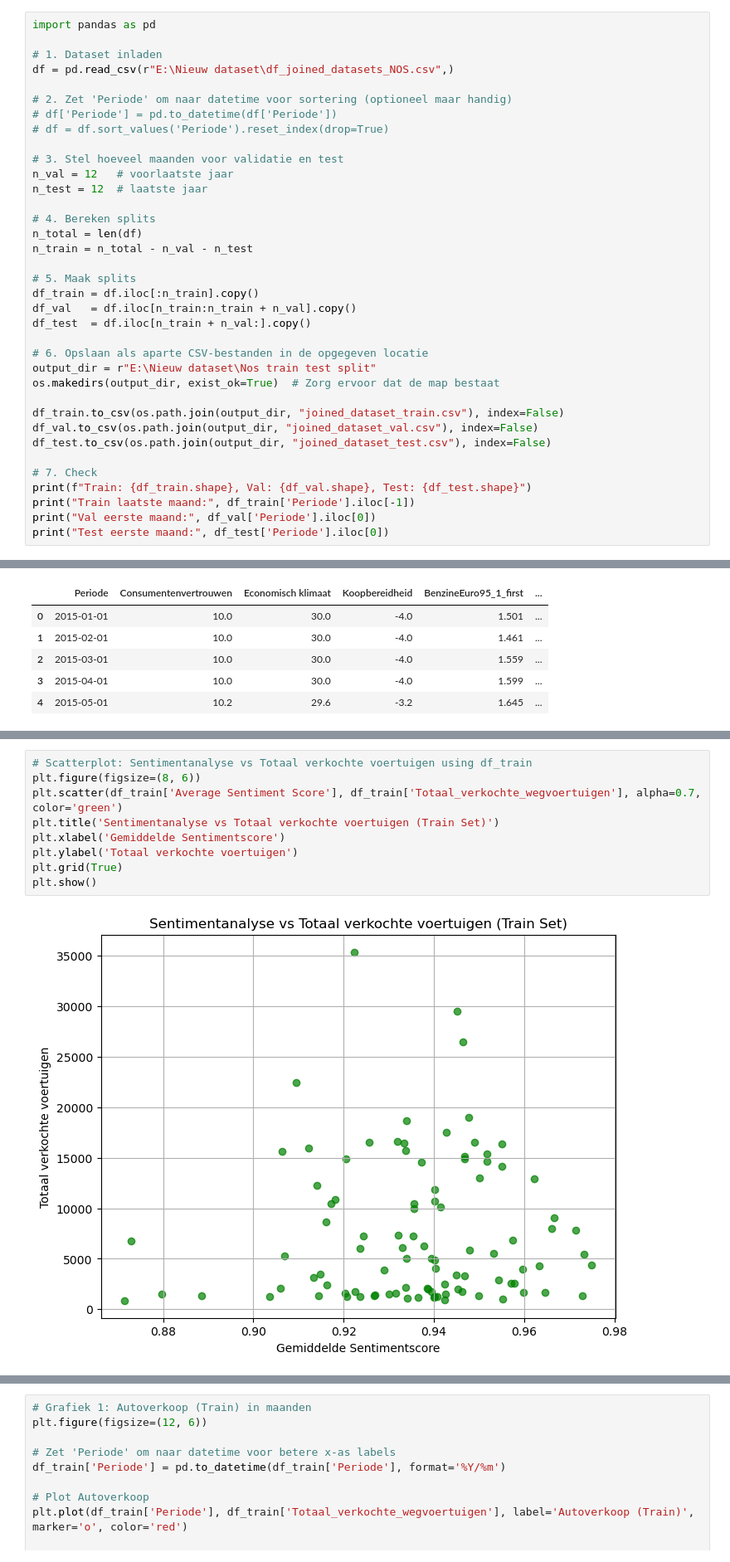
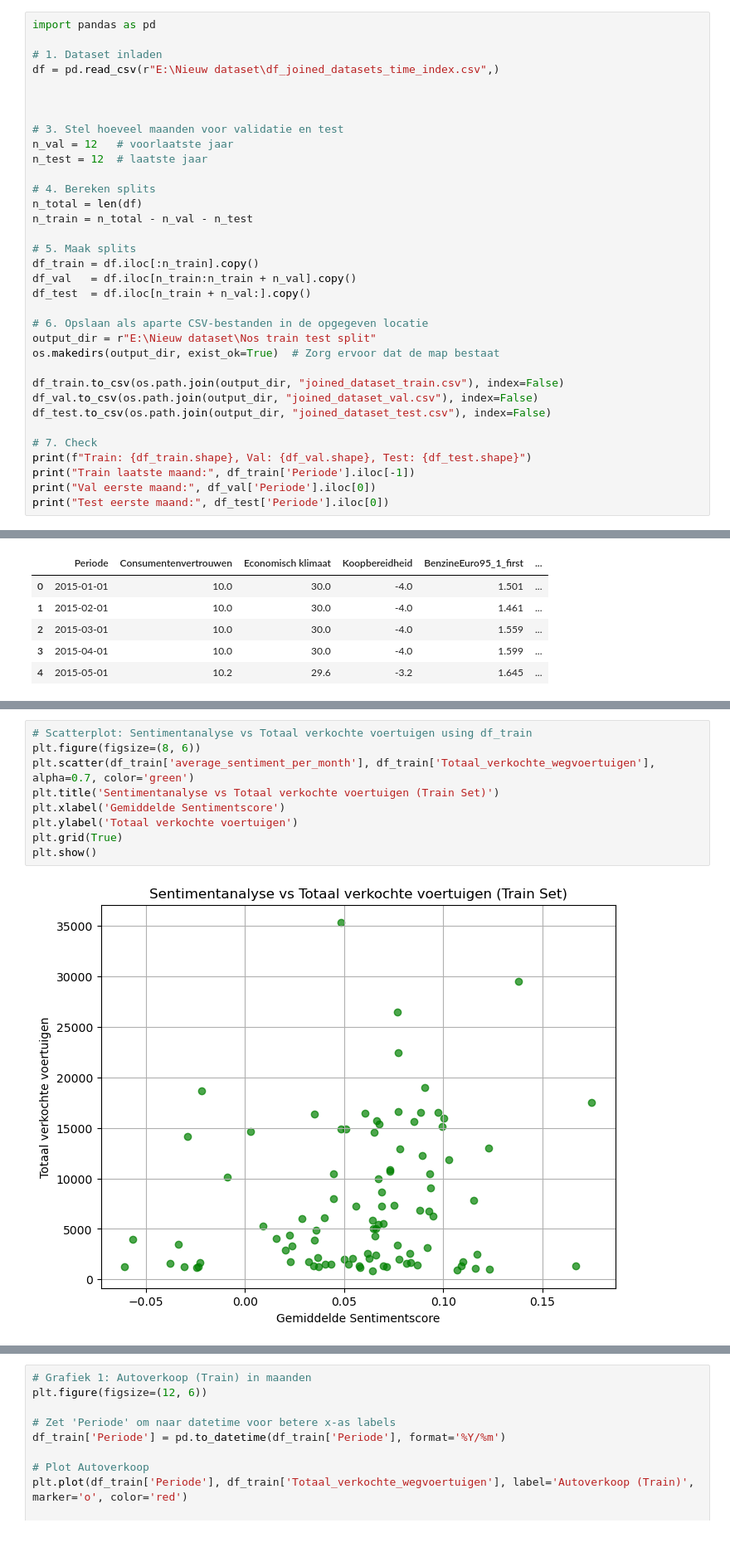
Before and after one commit to DylanHaaz/Tryhard, a Jupyter notebook: V3/xgboost_car_sales_forecasting_NOS.ipynb, the cells around one changed output, grey strips where cells are left out. Shown at 83% size. Saved outputs shown, nothing was run; the diff lists cells and outputs as text.

```diff
--- a/V3/xgboost_car_sales_forecasting_NOS.ipynb
+++ b/V3/xgboost_car_sales_forecasting_NOS.ipynb
@@ -31,11 +31,9 @@ nu al train split maken
 import pandas as pd
 
 # 1. Dataset inladen
-df = pd.read_csv(r"E:\Nieuw dataset\df_joined_datasets_NOS.csv",)
+df = pd.read_csv(r"E:\Nieuw dataset\df_joined_datasets_time_index.csv",)
 
-# 2. Zet 'Periode' om naar datetime voor sortering (optioneel maar handig)
-# df['Periode'] = pd.to_datetime(df['Periode'])
-# df = df.sort_values('Periode').reset_index(drop=True)
+
 
 # 3. Stel hoeveel maanden voor validatie en test
 n_val = 12   # voorlaatste jaar
@@ -97,11 +120,11 @@ plt.show()
 # %%
 # Scatterplot: Sentimentanalyse vs Totaal verkochte voertuigen using df_train
 plt.figure(figsize=(8, 6))
-plt.scatter(df_train['Average Sentiment Score'], df_train['Totaal_verkochte_wegvoertuigen'], alpha=0.7, color='green')
+plt.scatter(df_train['average_sentiment_per_month'], df_train['Totaal_verkochte_wegvoertuigen'], alpha=0.7, color='green')
 plt.title('Sentimentanalyse vs Totaal verkochte voertuigen (Train Set)')
 plt.xlabel('Gemiddelde Sentimentscore')
 plt.ylabel('Totaal verkochte voertuigen')
 plt.grid(True)
 plt.show()
 # %% [output]
-[figure, old version]
+[figure, new version]
```
Also changed, not shown: parts of 10 cells of this notebook, 2 other files.
